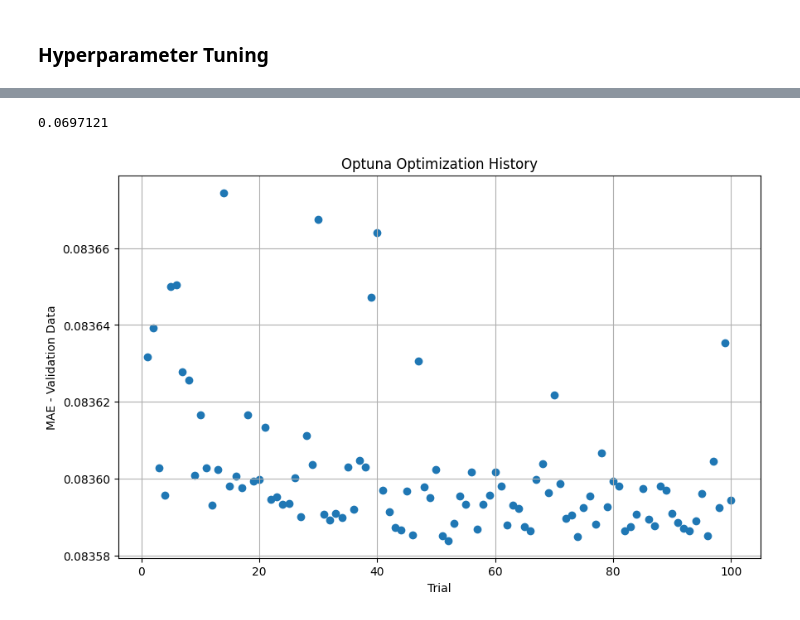
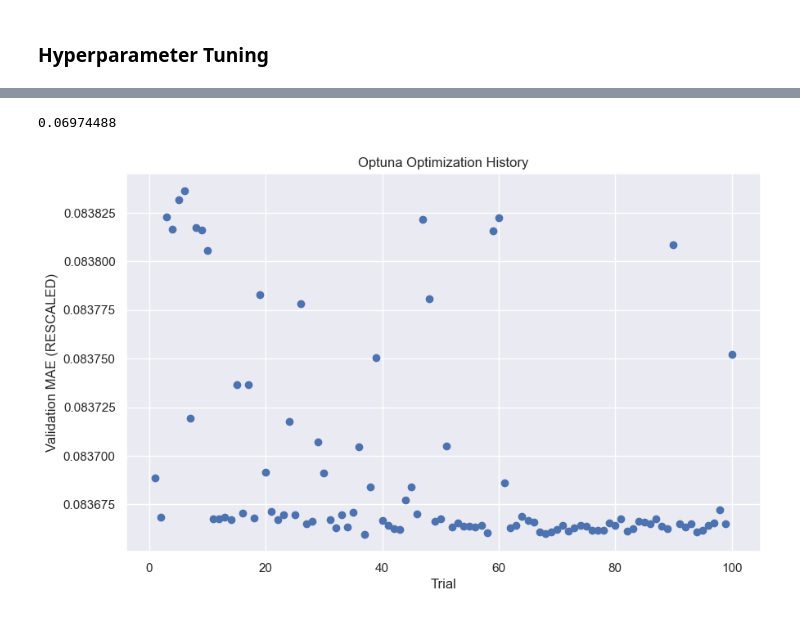
Before and after one commit to ab-shetty/207-Project-Zillow, a Jupyter notebook: Final_combo.ipynb, the cells around one changed output, grey strips where cells are left out. Drawn from its saved outputs; the diff is of its cells as text; code cells hidden in the pictures.

Commit message:
Adding cleaned final notebook

```diff
--- a/Final_combo.ipynb
+++ b/Final_combo.ipynb
@@ -6,15 +6,14 @@ import random
 
 # tf and keras
 import tensorflow as tf
-import keras
+#import keras
 from keras import layers
 from sklearn.model_selection import train_test_split
-from sklearn import ensemble
 from sklearn.preprocessing import StandardScaler
-from sklearn.model_selection import RandomizedSearchCV
 
 # plots
 import seaborn as sns
+sns.set_theme()
 import matplotlib.pyplot as plt
 
 # xgboost
@@ -23,14 +22,20 @@ import optuna
 import optuna.visualization as vis
 
 random.seed(42)
+# %%
+# Read and clean dataframe
+df_properties = pd.read_csv('./data/properties_2017.csv')
+
+# Get logerrors of transactions and merge
+df_2016 = pd.read_csv('./data/train_2016_v2.csv', parse_dates=["transactiondate"])
+df_2017 = pd.read_csv('./data/train_2017.csv', parse_dates=["transactiondate"])
+df_logs = pd.concat([df_2016, df_2017])
+
+# Inner join transactions with the dataset of all properties
+df_all = pd.merge(df_logs, df_properties, on='parcelid', how='inner')
 # %%
-# This is reading the cleaned dataframe from the cleaning notebook
-df = pd.read_csv('./data/nn.csv')
-#pd.options.display.max_columns = None
-df = df[~df.landtaxvaluedollarcnt.isnull()]
-df = df[~df.taxamount.isnull()]
-df = df[~df.regionidzip.isnull()]
-df = df[~df.structuretaxvaluedollarcnt.isnull()]
+# Remove some rows missing very important data
+df = df_all.dropna(subset=['regionidcounty','landtaxvaluedollarcnt', 'taxamount', 'regionidzip', 'structuretaxvaluedollarcnt'])
 
 # Now we read in the housing index for LA County, and add the index for each month
 dfh = pd.read_csv('data/LXXRNSA.csv')
@@ -497,9 +569,9 @@ clf = xgb.train(
 # %%
-# Get final loss, it's identical!
+# Get final loss, it's near-identical
 xgb_val = (clf.predict(d_valid)*Y_train.std()) + Y_train.mean()
-get_loss(y_pred=forest_val, y_true=Y_val)
+get_loss(y_pred=xgb_val, y_true=Y_val)
 # %% [output]
-0.0697121
+0.06974488
 # %%
 # Optimization history plot
 opt_history_fig = vis.plot_optimization_history(study)
@@ -515,17 +587,17 @@ slice_fig.show()
 # %%
 # Extract values from the study
 trial_values = [trial.value for trial in study.trials]
 
 # Apply the transformation: (value * a) + b
 transformed_values = [(value * Y_train.std()) + Y_train.mean() for value in trial_values]
 
 # Plotting
 plt.figure(figsize=(10, 6))
 plt.scatter(range(1,101,1), transformed_values)
 plt.xlabel('Trial')
-plt.ylabel('MAE - Validation Data')
+plt.ylabel('Validation MAE (RESCALED)')
 plt.title('Optuna Optimization History')
 plt.grid(True)
 plt.show()
 # %% [output]
-[figure, old version]
+[figure, new version]
```
Also changed, not shown: parts of 26 cells of this notebook.
